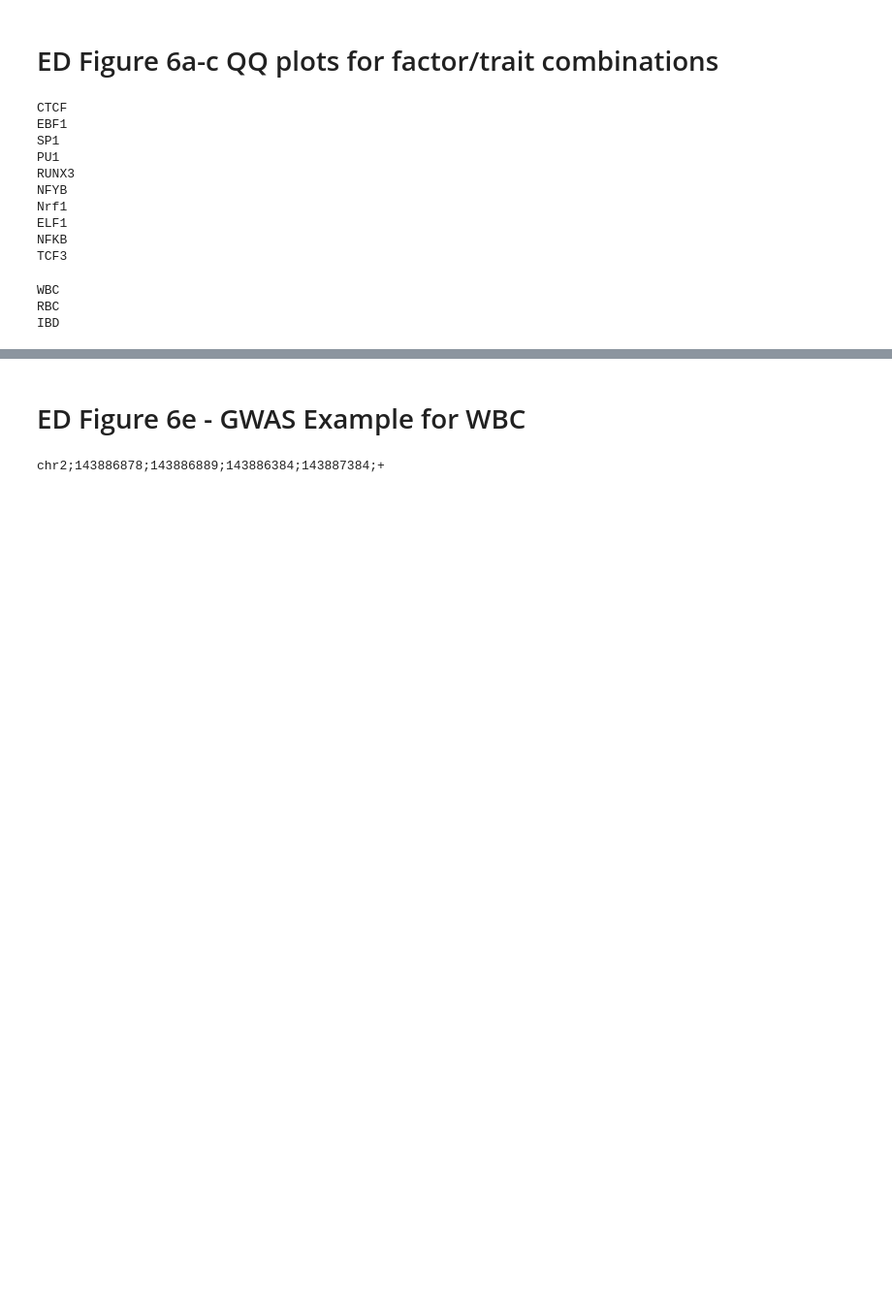
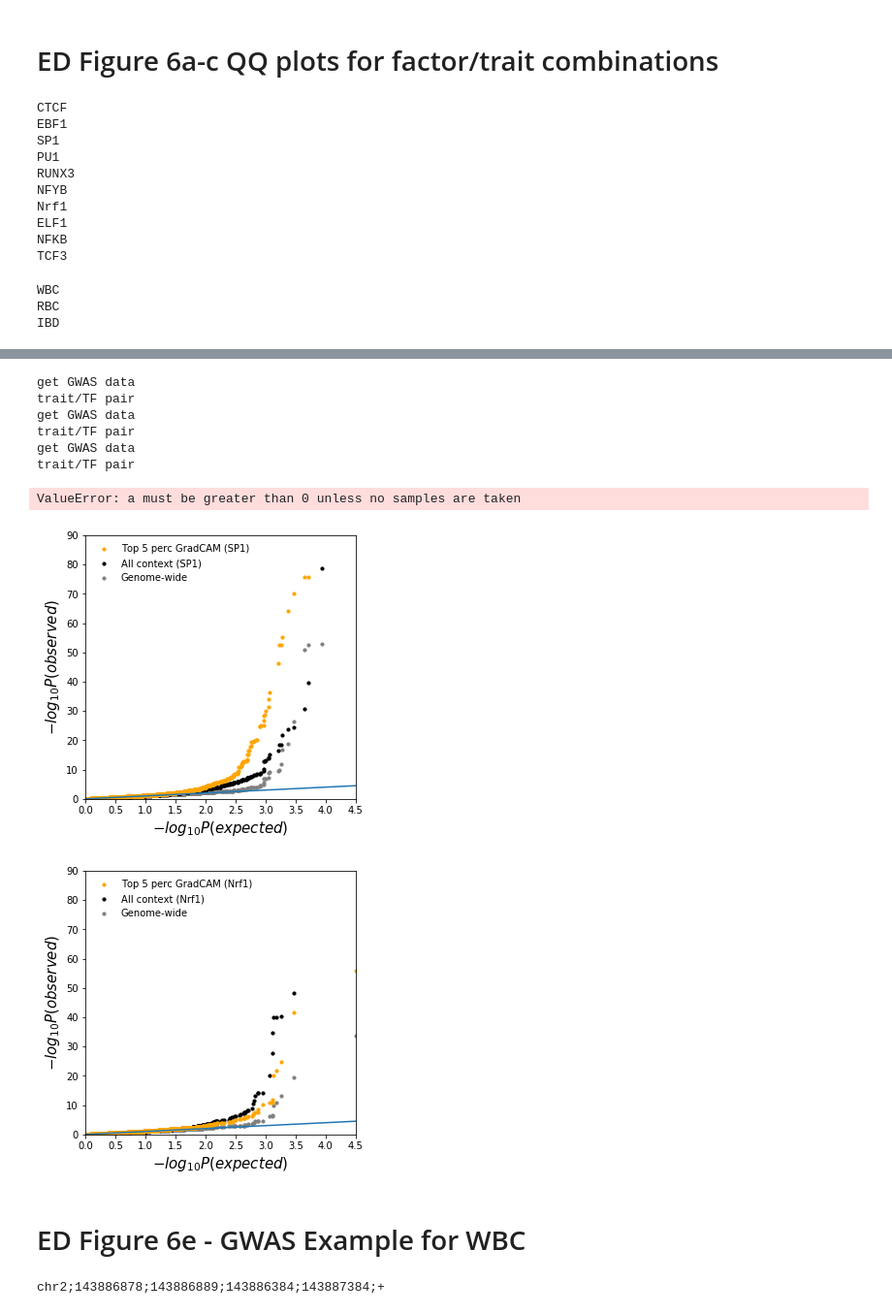
Before and after one commit to gymreklab/agent-bind-analyses, a Jupyter notebook: Figures-publish/AgentBind-ED-Figure6-Publish.ipynb, the cells around one changed output, grey strips where cells are left out. Shown: that part at 97% size. Drawn from its saved outputs; the diff is of its cells as text; code cells hidden in the pictures; blank space fills up the shorter version.

```diff
--- a/Figures-publish/AgentBind-ED-Figure6-Publish.ipynb
+++ b/Figures-publish/AgentBind-ED-Figure6-Publish.ipynb
@@ -188,3 +158,80 @@ merge
+# %%
+bins = [0, 0.00025, 0.0005, 0.001, 0.002, 0.003, 0.004, 0.005, 0.01, 0.05, 0.1, 0.25, 0.5]
+rank_perc = [950, 990, 995]
+
+# Perform trait/TF specific analysis
+for trait in ["WBC", "RBC", "IBD"]:
+    ####### Plot multiple TFs (a-c) #####
+    print("get GWAS data")
+    gwas = gwasdata[trait]
+    gwd = mergedata[trait]
+
+    print("trait/TF pair")
+    if trait == "WBC":
+        f = "SP1"
+    if trait == "RBC":
+        f = "Nrf1"
+    if trait == "IBD":
+        f = "NFKB"
+
+    high_scored_ab = gwd[f][gwd[f]["rank"] >= rank_perc[0]]
+    high_scored_ab_ext = gwd[f][gwd[f]["rank"] >= rank_perc[1]]
+
+    # control - same MA_FREQ distribution
+    dist, _ = np.histogram(high_scored_ab["MA_FREQ"].tolist(), bins=bins)
+    control_list = []
+    control_list_all = []
+    for bin_index in range(len(bins)-1):
+        lower, upper = bins[bin_index], bins[bin_index + 1]
+        n_samples = dist[bin_index]
+        control_list.append((gwd[f][(gwd[f]["MA_FREQ"] >= lower) & (gwd[f]["MA_FREQ"] < upper)]).sample(n_samples))
+        control_list_all.append((gwas[(gwas["MA_FREQ"] >= lower) & (gwas["MA_FREQ"] < upper)]).sample(n_samples))
+    control = pd.concat(control_list)
+    control_all = pd.concat(control_list_all)
+
+    s_high_scored_ab = high_scored_ab["MLOG10P"]
+    s_high_scored_ab_ext = high_scored_ab_ext["MLOG10P"]
+    s_ct = control["MLOG10P"]
+    s_ct_all = control_all["MLOG10P"]
+
+    s_random = [-log10(random.random()) for _ in range(high_scored_ab.shape[0])]
+    s_random_ext = s_random[:high_scored_ab_ext.shape[0]]
+
+    y_points_ab = sorted(s_high_scored_ab.values.tolist())
+    y_points_ab_ext = sorted(s_high_scored_ab_ext.values.tolist())
+    y_points_ct = sorted(s_ct.values.tolist())
+    y_points_ct_all = sorted(s_ct_all.values.tolist())
+    x_points = sorted(s_random)
+    x_points_ext = sorted(s_random_ext)
+
+    fig = plt.figure()
+    fig.set_size_inches((5, 5))
+    ax = fig.add_subplot(111)
+    line_ct_all = ax.scatter(x_points, y_points_ct_all, c="grey", s=10)
+    line_ct = ax.scatter(x_points, y_points_ct, c="k", s=10)
+    line_ab = ax.scatter(x_points, y_points_ab, c="orange", s=10)
+    #ax.scatter(x_points_ext, y_points_ab_ext, c="red", s=10)
+    ax.set_xlabel("$-log_{10} P (expected)$", size=15)
+    ax.set_ylabel("$-log_{10} P (observed)$", size=15)
+    ((xmin,xmax), (ymin,ymax)) = ((0, 4.5), (0, 90))
+    ax.add_line(matplotlib.lines.Line2D([ymin,ymax], [ymin,ymax]))
+    ax.set_xlim([xmin, xmax])
+    ax.set_ylim([ymin, ymax])
+    ax.legend([line_ab, line_ct, line_ct_all],
+              ["Top 5 perc GradCAM (%s)"%f, "All context (%s)"%f, "Genome-wide"],
+              loc="upper left", frameon=False)
+    #fig.savefig(os.path.join(OUTDIR, "GWAS_%s_%s.pdf"%(f, trait)))
+    fig.savefig(os.path.join(OUTDIR, "GWAS_%s_%s.png"%(f, trait)))
+# %% [output]
+get GWAS data
+trait/TF pair
+get GWAS data
+trait/TF pair
+get GWAS data
+trait/TF pair
+ValueError: a must be greater than 0 unless no samples are taken
+[figure, added]
+[figure, added]
 # %% [markdown]
 # ED Figure 6e - GWAS Example for WBC
 # %%
```
Also changed, not shown: parts of 2 cells of this notebook.
